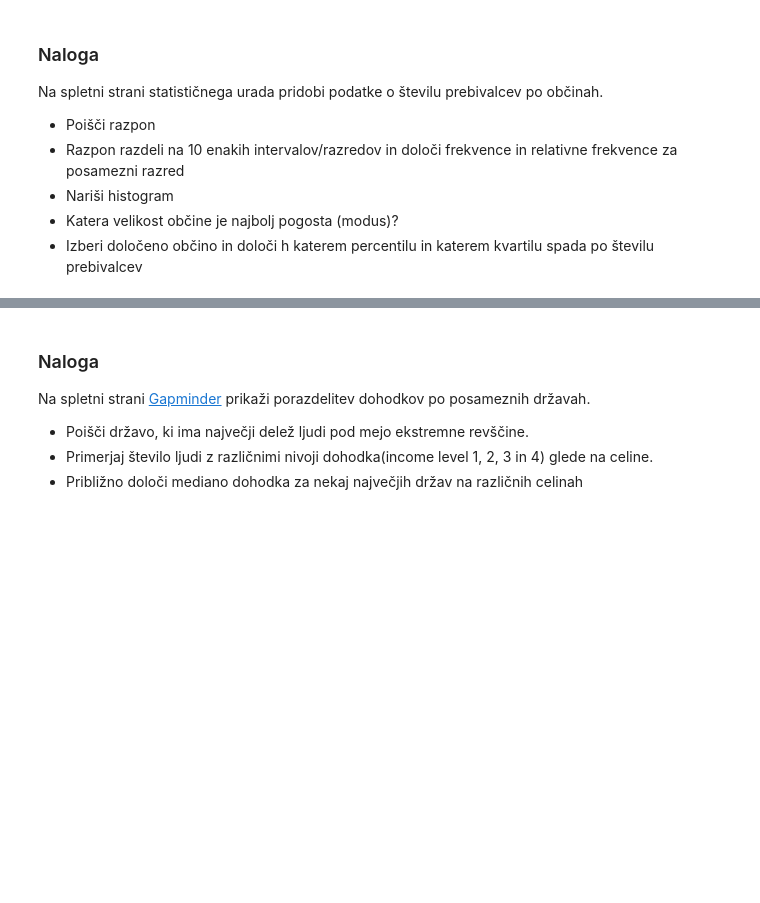
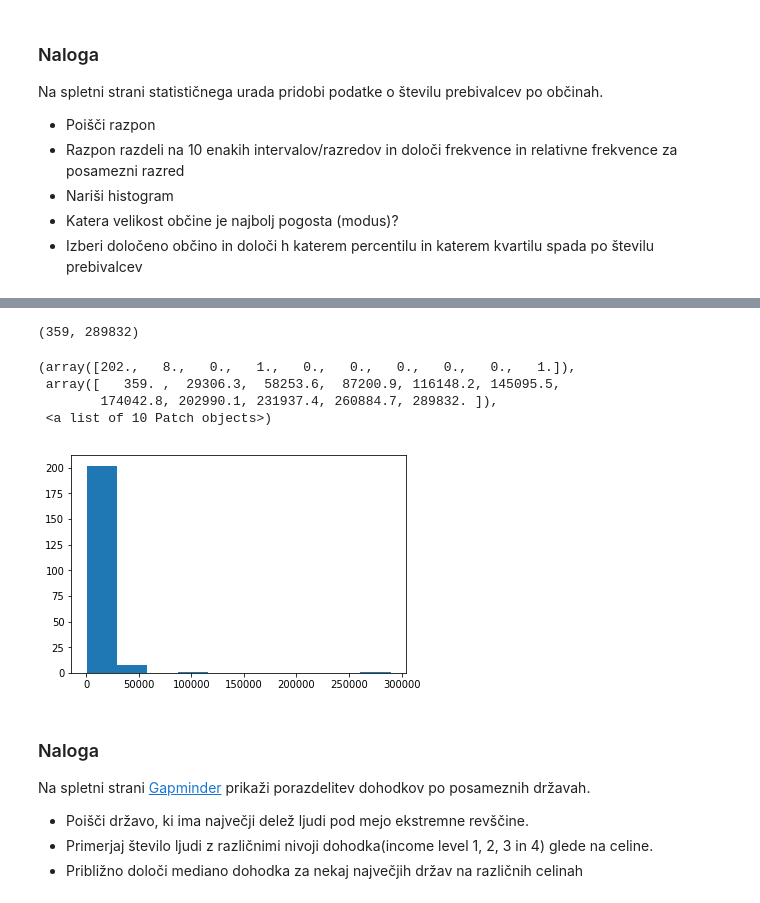
Before and after one commit to mrcinv/ovs.py, a Jupyter notebook: opisna_statistika.ipynb, the cells around one changed output, grey strips where cells are left out. Saved outputs shown, nothing was run; the diff lists cells and outputs as text; code cells hidden in the pictures; blank space fills up the shorter version.

```diff
--- a/opisna_statistika.ipynb
+++ b/opisna_statistika.ipynb
@@ -150,3 +177,6 @@ Na spletni strani statističnega urada pridobi podatke o številu prebivalcev po
 * Nariši histogram
 * Katera velikost občine je najbolj pogosta (modus)?
 * Izberi določeno občino in določi h katerem percentilu in katerem kvartilu spada po številu prebivalcev
+# %%
+obcine = pd.read_csv("podatki/obcine.csv", encoding="latin2")
+obcine.head()
@@ -153,3 +190,17 @@ Na spletni strani statističnega urada pridobi podatke o številu prebivalcev po
+# %%
+prebivalci = obcine.prebivalci
+m, M = min(prebivalci), max(prebivalci)
+m, M
+# %% [output]
+(359, 289832)
+# %%
+plt.hist(prebivalci, bins=10)
+# %% [output]
+(array([202.,   8.,   0.,   1.,   0.,   0.,   0.,   0.,   0.,   1.]),
+ array([   359. ,  29306.3,  58253.6,  87200.9, 116148.2, 145095.5,
+        174042.8, 202990.1, 231937.4, 260884.7, 289832. ]),
+ <a list of 10 Patch objects>)
+[figure, added]
 # %% [markdown]
 ### Naloga
 Na spletni strani [Gapminder](https://www.gapminder.org/tools) prikaži porazdelitev dohodkov po posameznih državah.
```
Also changed, not shown: parts of 4 cells of this notebook.
